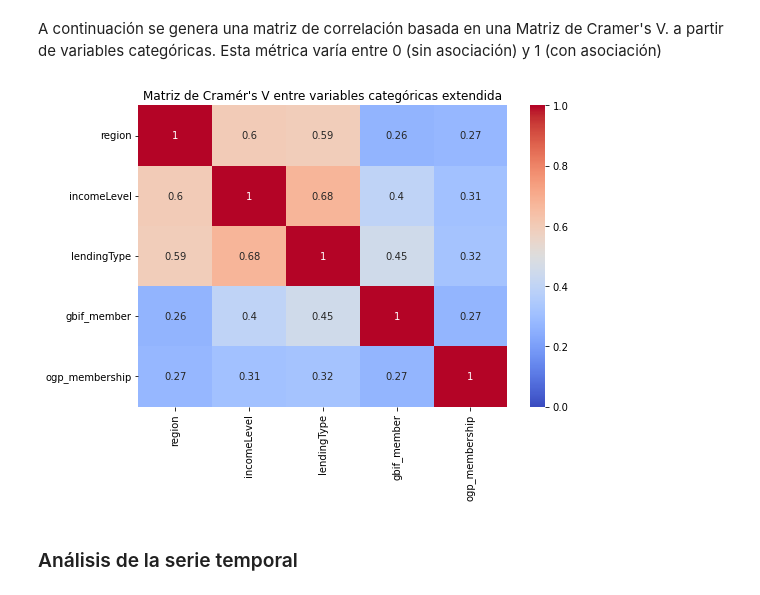
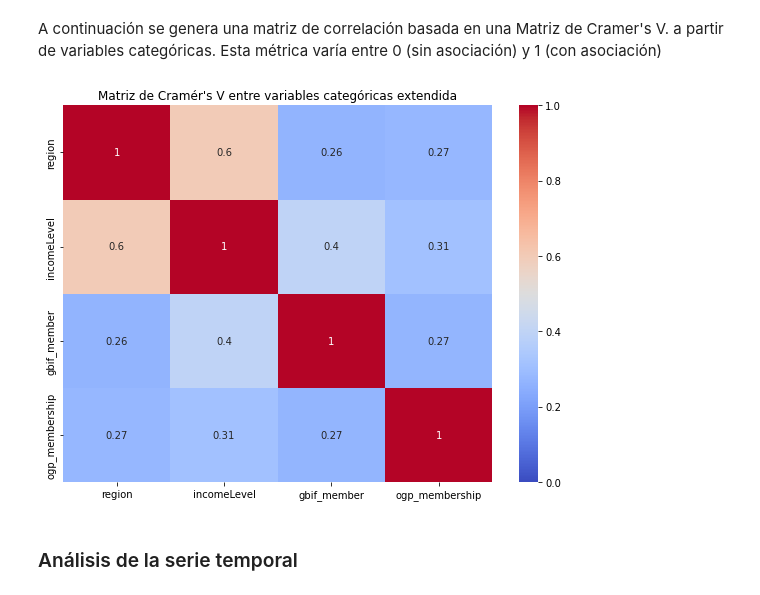
Before and after one commit to rortizgeo/Maestria_CD_Proyecto-Aplicado, a Jupyter notebook: PA_dataAnalysis.ipynb, the cells around one changed output. Saved outputs shown, nothing was run; the diff lists cells and outputs as text; code cells hidden in the pictures.

```diff
--- a/PA_dataAnalysis.ipynb
+++ b/PA_dataAnalysis.ipynb
@@ -827,0 +810,26 @@ Análisis general del gráfico
+# %%
+
+# Variables categóricas a graficar
+var_cat_BM = ['region', 'incomeLevel', 'gbif_member', 'ogp_membership']
+cat_vars = Data[var_cat_BM]
+
+# Crear subplots (uno por variable categórica)
+fig, axes = plt.subplots(len(cat_vars.columns), 1, figsize=(10, 5 * len(cat_vars.columns)))
+
+# Asegurar que axes siempre sea iterable
+if len(cat_vars.columns) == 1:
+    axes = [axes]
+
+# Graficar cada variable
+for ax, col in zip(axes, cat_vars.columns):
+    counts = Data[col].value_counts(dropna=False)
+    counts.plot(kind='bar', ax=ax, color='grey', edgecolor='white', alpha=0.8)
+
+    ax.set_title(f'Distribución de {col}', fontsize=14)
+    ax.set_ylabel('Frecuencia', fontsize=12)
+    ax.set_xlabel('')
+    ax.grid(axis='y', linestyle='--', alpha=0.7)
+    ax.tick_params(axis='x', rotation=45)  # Rotar etiquetas si son largas
+
+plt.tight_layout()
+plt.show()
@@ -828,41 +842,33 @@ Análisis general del gráfico
 # %% [markdown]
 A continuación se genera una matriz de correlación basada en una Matriz de Cramer's V. a partir de variables categóricas. Esta métrica varía entre 0 (sin asociación) y 1 (con asociación)
 # %%
-import pandas as pd
-import seaborn as sns
-import matplotlib.pyplot as plt
-from scipy.stats import chi2_contingency
-import numpy as np
+
 
 # Función para Cramér's V
 def cramers_v(x, y):
     confusion_matrix = pd.crosstab(x, y)
     chi2 = chi2_contingency(confusion_matrix)[0]
     n = confusion_matrix.sum().sum()
     r, k = confusion_matrix.shape
     return np.sqrt(chi2 / (n * (min(k, r) - 1)))
-
-# Variables categóricas
-var_cat = ['region', 'incomeLevel', 'lendingType', 'gbif_member', 'ogp_membership']
-cat_vars = Data[var_cat].dropna()
 
 # Calcular matriz de Cramér's V
 matrix = pd.DataFrame(index=var_cat, columns=var_cat)
 
 for col1 in var_cat:
     for col2 in var_cat:
         matrix.loc[col1, col2] = cramers_v(cat_vars[col1], cat_vars[col2])
 
 matrix = matrix.astype(float)
 
 # Graficar matriz
 plt.figure(figsize=(8, 6))
 sns.heatmap(matrix, annot=True, cmap='coolwarm', vmin=0, vmax=1)
 plt.title("Matriz de Cramér's V entre variables categóricas extendida")
 plt.tight_layout()
 plt.show()
 # %% [output]
-[figure, old version]
+[figure, new version]
 # %% [markdown]
 ### Análisis de la serie temporal
 # %% [markdown]
```
Also changed, not shown: parts of 25 cells of this notebook, 2 other files.
